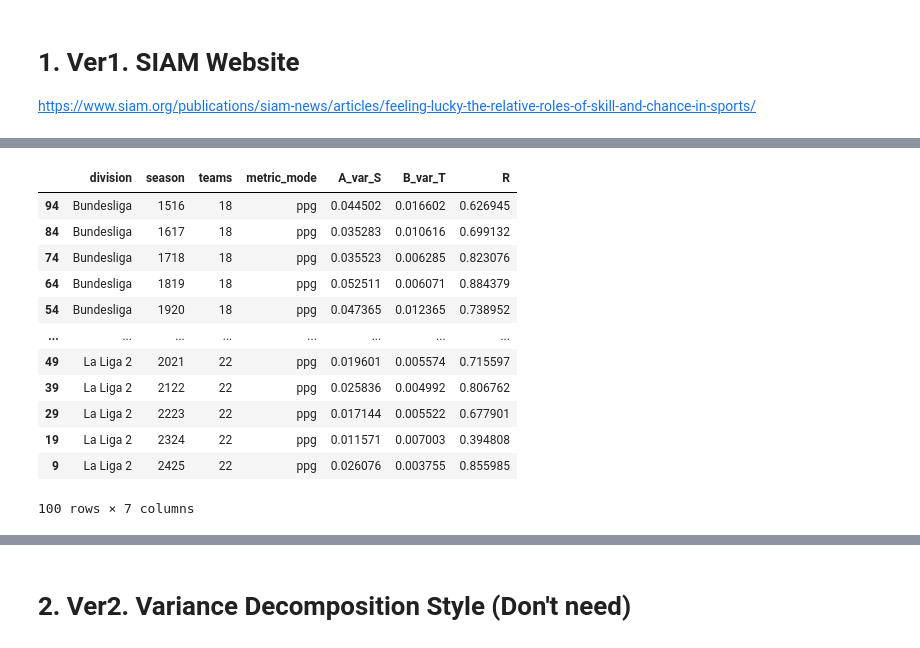
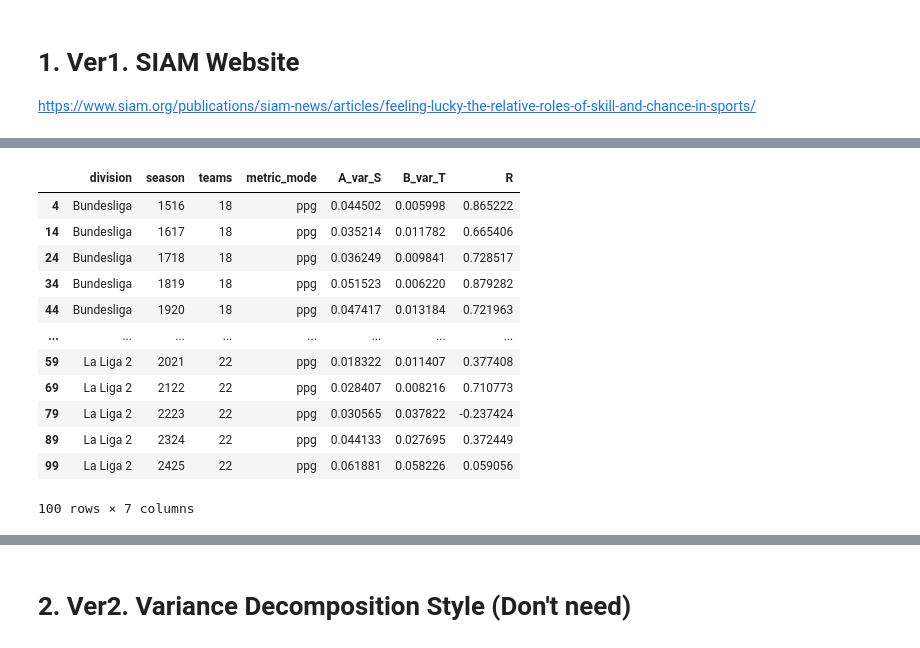
Before and after one commit to latilongitude/skillvsluck_LISS, a Jupyter notebook: notebooks/001_soccer_leagues.ipynb, the cells around one changed output, grey strips where cells are left out. Drawn from its saved outputs; the diff is of its cells as text; code cells hidden in the pictures.

```diff
--- a/notebooks/001_soccer_leagues.ipynb
+++ b/notebooks/001_soccer_leagues.ipynb
@@ -139,7 +121,7 @@ Data dictionary structure:
 # %% [markdown]
 # 0-1. Load existing dataset
 # %%
-data_path = Path("/data2/MHL/skill-vs-luck")
+data_path = Path("/Users/abcd/Documents/skill-vs-luck/data")
 
 LEAGUE_DIVISIONS = {
     "pl": {"E0", "E1", "E2", "E3"},
@@ -191,17 +173,34 @@ for season, division, fp in files:
             fp,
             encoding="latin-1",
             low_memory=False,
-        )
+        ).dropna()
 
-        # Parse Date column (handle both formats: dd/mm/YYYY or dd.mm.YYYY)
+        # # Parse Date column (handle both formats: dd/mm/YYYY or dd.mm.YYYY)
+        # if "Date" in df.columns:
+        #     # First: slash format
+        #     parsed_date = pd.to_datetime(df["Date"], format="%d/%m/%Y", errors="coerce")
+        #     # Second: handle dot format if needed
+        #     mask = parsed_date.isna()
+        #     if mask.any():
+        #         parsed_date.loc[mask] = pd.to_datetime(
+        #             df.loc[mask, "Date"], format="%d.%m.%Y", errors="coerce"
+        #         )
+        #     df["Date"] = parsed_date
+
         if "Date" in df.columns:
-            # First: slash format
-            parsed_date = pd.to_datetime(df["Date"], format="%d/%m/%Y", errors="coerce")
+            # First: try generic parsing (handles dd/mm/YYYY and dd/mm/YY)
+            parsed_date = pd.to_datetime(df["Date"], dayfirst=True, errors="coerce")
             # Second: handle dot format if needed
             mask = parsed_date.isna()
             if mask.any():
                 parsed_date.loc[mask] = pd.to_datetime(
                     df.loc[mask, "Date"], format="%d.%m.%Y", errors="coerce"
+                )
+            # Third: handle 2-digit year with slash if still missing
+            mask = parsed_date.isna()
+            if mask.any():
+                parsed_date.loc[mask] = pd.to_datetime(
+                    df.loc[mask, "Date"], format="%d/%m/%y", dayfirst=True, errors="coerce"
                 )
             df["Date"] = parsed_date
 
@@ -366,31 +415,31 @@ res_ppg = compute_siam_R(data_dict, metric_mode="ppg")
 # %%
 divcode2divname = {
     'E0': 'Premier League',
-    'E1': 'Championship',
-    'E2': 'League One',
-    'E3': 'League Two',
+    'E1': 'EFL Championship',
+    'E2': 'EFL League One',
+    'E3': 'EFL League Two',
     "D1": "Bundesliga",
     "D2": "Bundesliga 2",
     "I1": "Serie A",
     "I2": "Serie B",
     "SP1": "La Liga",
     "SP2": "La Liga 2"
 }
 res_ppg["division"] = res_ppg["division"].map(divcode2divname)
 res_ppg
 # %% [output]
 |  | division | season | teams | metric_mode | A_var_S | B_var_T | R |
-| 94 | Bundesliga | 1516 | 18 | ppg | 0.044502 | 0.016602 | 0.626945 |
-| 84 | Bundesliga | 1617 | 18 | ppg | 0.035283 | 0.010616 | 0.699132 |
-| 74 | Bundesliga | 1718 | 18 | ppg | 0.035523 | 0.006285 | 0.823076 |
-| 64 | Bundesliga | 1819 | 18 | ppg | 0.052511 | 0.006071 | 0.884379 |
-| 54 | Bundesliga | 1920 | 18 | ppg | 0.047365 | 0.012365 | 0.738952 |
+| 4 | Bundesliga | 1516 | 18 | ppg | 0.044502 | 0.005998 | 0.865222 |
+| 14 | Bundesliga | 1617 | 18 | ppg | 0.035214 | 0.011782 | 0.665406 |
+| 24 | Bundesliga | 1718 | 18 | ppg | 0.036249 | 0.009841 | 0.728517 |
+| 34 | Bundesliga | 1819 | 18 | ppg | 0.051523 | 0.006220 | 0.879282 |
+| 44 | Bundesliga | 1920 | 18 | ppg | 0.047417 | 0.013184 | 0.721963 |
 | ... | ... | ... | ... | ... | ... | ... | ... |
-| 49 | La Liga 2 | 2021 | 22 | ppg | 0.019601 | 0.005574 | 0.715597 |
-| 39 | La Liga 2 | 2122 | 22 | ppg | 0.025836 | 0.004992 | 0.806762 |
-| 29 | La Liga 2 | 2223 | 22 | ppg | 0.017144 | 0.005522 | 0.677901 |
-| 19 | La Liga 2 | 2324 | 22 | ppg | 0.011571 | 0.007003 | 0.394808 |
-| 9 | La Liga 2 | 2425 | 22 | ppg | 0.026076 | 0.003755 | 0.855985 |
+| 59 | La Liga 2 | 2021 | 22 | ppg | 0.018322 | 0.011407 | 0.377408 |
+| 69 | La Liga 2 | 2122 | 22 | ppg | 0.028407 | 0.008216 | 0.710773 |
+| 79 | La Liga 2 | 2223 | 22 | ppg | 0.030565 | 0.037822 | -0.237424 |
+| 89 | La Liga 2 | 2324 | 22 | ppg | 0.044133 | 0.027695 | 0.372449 |
+| 99 | La Liga 2 | 2425 | 22 | ppg | 0.061881 | 0.058226 | 0.059056 |
 100 rows × 7 columns
 # %%
 def plot_siam_R_boxplot(df: pd.DataFrame, metric_mode: str = "ppg"):
```
Also changed, not shown: parts of 23 cells of this notebook, 4 other files.
